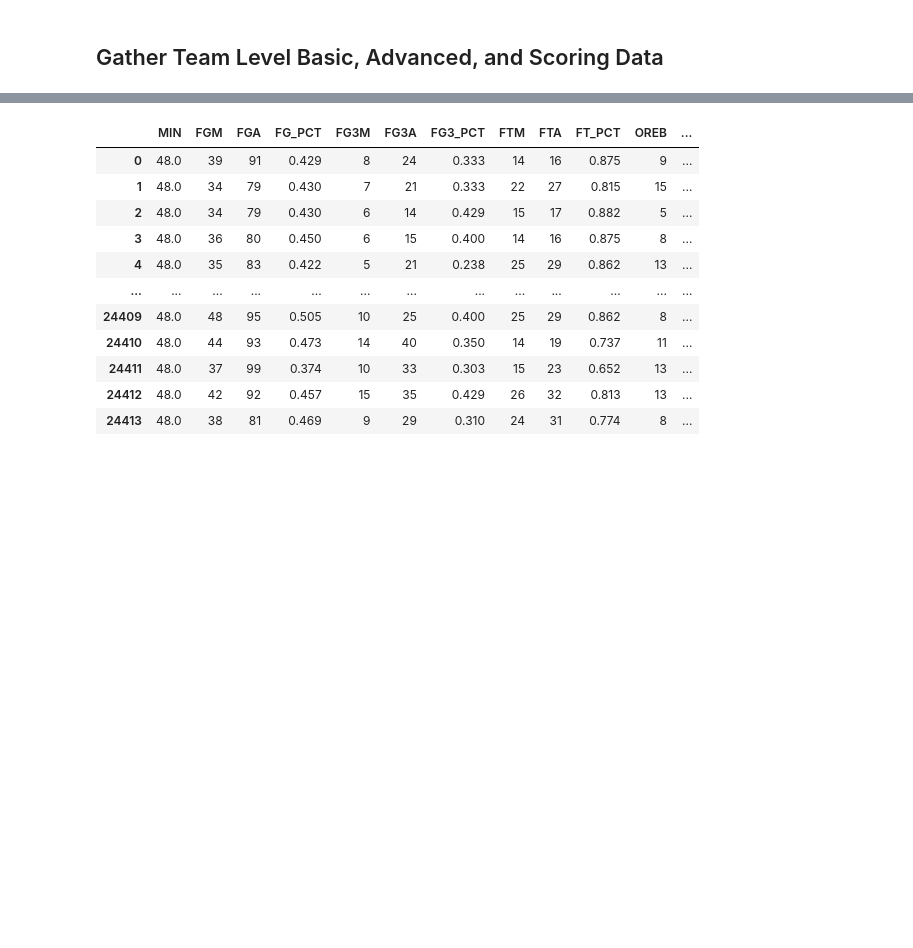
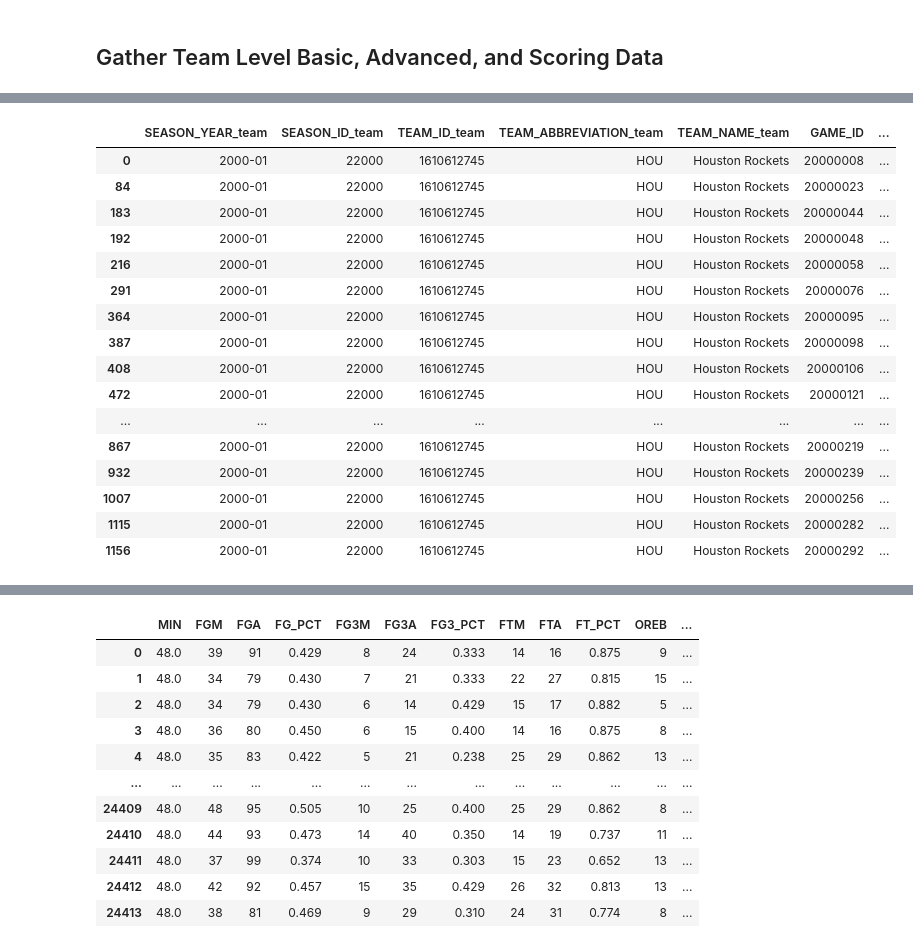
Before and after one commit to jnish23/NBA_Model, a Jupyter notebook: notebooks/team_based_modelv2.ipynb, the cells around one changed output, grey strips where cells are left out. Saved outputs shown, nothing was run; the diff lists cells and outputs as text; code cells hidden in the pictures; blank space fills up the shorter version.

```diff
--- a/notebooks/team_based_modelv2.ipynb
+++ b/notebooks/team_based_modelv2.ipynb
@@ -38,6 +38,7 @@ In C:\Users\Jordan Nishimura\Anaconda3\lib\site-packages\matplotlib\mpl-data\sty
 The animation.avconv_args rcparam was deprecated in Matplotlib 3.3 and will be removed two minor releases later.
 # %%
 pd.options.display.max_columns=230
+pd.options.display.max_rows=100
 # %% [markdown]
 ## Gather Team Level Basic, Advanced, and Scoring Data
 # %%
@@ -110,0 +46,4 @@ clean_data
+# %%
+from src.data.make_team_dataset import clean_team_data
+
+clean_team_df = clean_team_data(team_data)
@@ -110,0 +83,11 @@ clean_data
+# %%
+def create_matchups(df):
+    df = df.copy()
+    matchups = pd.merge(df, df, on=['GAME_ID'], suffixes=['_team', '_opp'])
+    matchups = matchups.loc[matchups['TEAM_ABBREVIATION_team'] != matchups['TEAM_ABBREVIATION_opp']]
+
+    return matchups
+
+matchups = create_matchups(clean_team_df)
+
+matchups
@@ -110,0 +208,20 @@ clean_data
+# %%
+test.head(20)
+# %% [output]
+|  | SEASON_YEAR_team | SEASON_ID_team | TEAM_ID_team | TEAM_ABBREVIATION_team | TEAM_NAME_team | GAME_ID | ... |
+| 0 | 2000-01 | 22000 | 1610612745 | HOU | Houston Rockets | 20000008 | ... |
+| 84 | 2000-01 | 22000 | 1610612745 | HOU | Houston Rockets | 20000023 | ... |
+| 183 | 2000-01 | 22000 | 1610612745 | HOU | Houston Rockets | 20000044 | ... |
+| 192 | 2000-01 | 22000 | 1610612745 | HOU | Houston Rockets | 20000048 | ... |
+| 216 | 2000-01 | 22000 | 1610612745 | HOU | Houston Rockets | 20000058 | ... |
+| 291 | 2000-01 | 22000 | 1610612745 | HOU | Houston Rockets | 20000076 | ... |
+| 364 | 2000-01 | 22000 | 1610612745 | HOU | Houston Rockets | 20000095 | ... |
+| 387 | 2000-01 | 22000 | 1610612745 | HOU | Houston Rockets | 20000098 | ... |
+| 408 | 2000-01 | 22000 | 1610612745 | HOU | Houston Rockets | 20000106 | ... |
+| 472 | 2000-01 | 22000 | 1610612745 | HOU | Houston Rockets | 20000121 | ... |
+| ... | ... | ... | ... | ... | ... | ... | ... |
+| 867 | 2000-01 | 22000 | 1610612745 | HOU | Houston Rockets | 20000219 | ... |
+| 932 | 2000-01 | 22000 | 1610612745 | HOU | Houston Rockets | 20000239 | ... |
+| 1007 | 2000-01 | 22000 | 1610612745 | HOU | Houston Rockets | 20000256 | ... |
+| 1115 | 2000-01 | 22000 | 1610612745 | HOU | Houston Rockets | 20000282 | ... |
+| 1156 | 2000-01 | 22000 | 1610612745 | HOU | Houston Rockets | 20000292 | ... |
```
Also changed, not shown: parts of 19 cells of this notebook, 1 other file.
